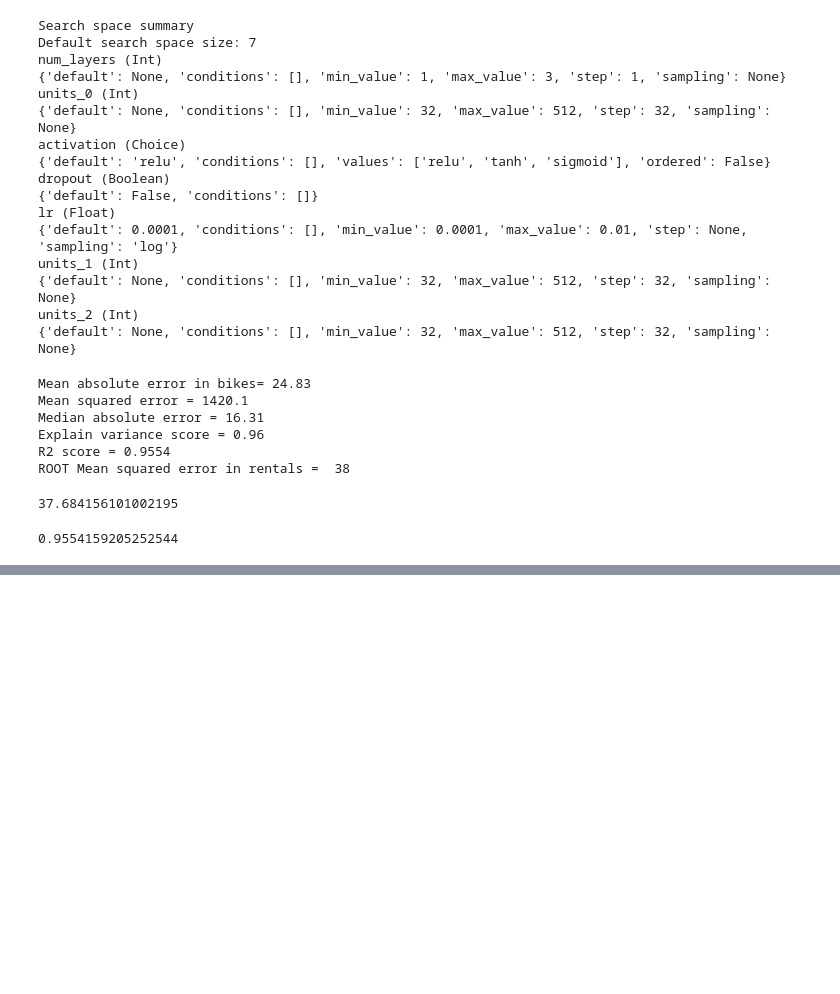
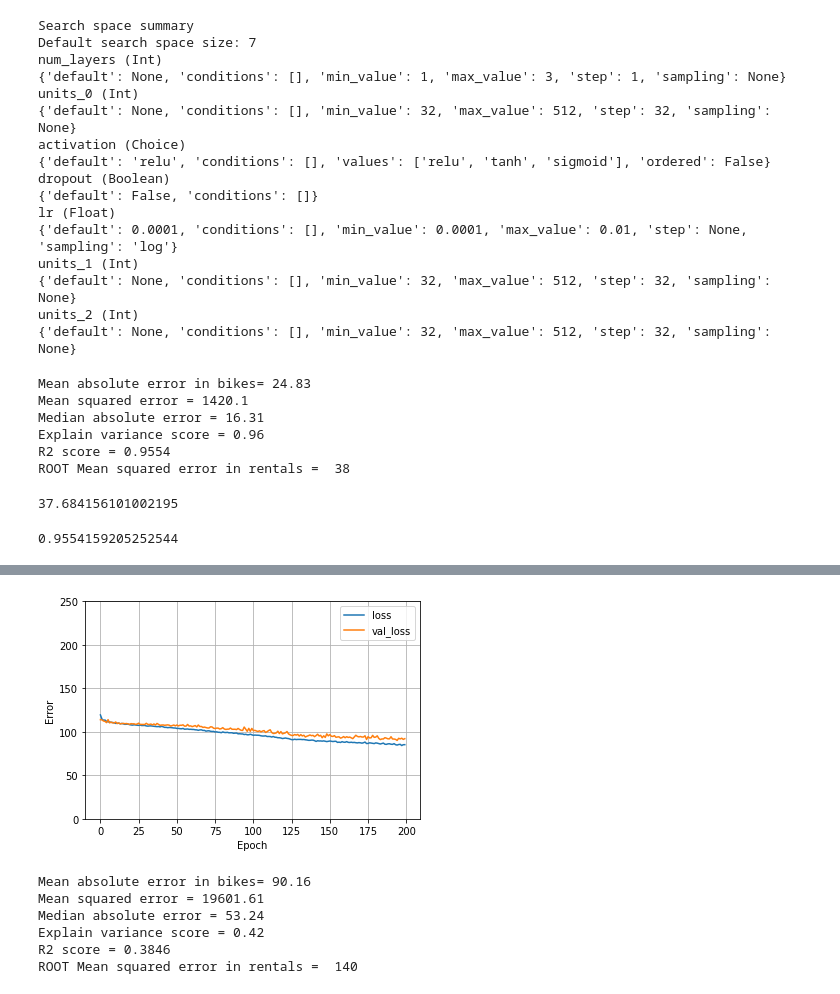
Before and after one commit to carlosdgerez/machine_learning, a Jupyter notebook: module4/sixtAproach.ipynb, the cells around one changed output, grey strips where cells are left out. Cells and saved outputs as stored; diff of their text form; code cells hidden in the pictures; blank space fills up the shorter version.

```diff
--- a/module4/sixtAproach.ipynb
+++ b/module4/sixtAproach.ipynb
@@ -997,10 +1008,29 @@ r2= r2_score(test_labels, predictions)
 r2
 # %% [output]
 0.9554159205252544
+# %%
+
+linear_model2 = tf.keras.Sequential([
+    normalizer,
+    layers.Dense(units=480, activation='relu', input_shape=(38,)),
+    layers.Dropout(0.2),
+    layers.Dense(units=288, activation= 'relu'),
+    #layers.Dense(units=72, activation='relu'),
+    #layers.Dense(units=14, activation='relu'),
+    #layers.Dense(units=14, activation='relu'),
+    #layers.Dense(units=14, activation='relu'),
+    layers.Dense(1)
+
+])
+# %%
+
+linear_model2.compile(
+    optimizer=tf.keras.optimizers.Adam(learning_rate=0.00389641),
+    loss='mean_absolute_error')
 # %%
 
-history = linear_model.fit(
-    train_features,
+history = linear_model2.fit(
+    train_features_scaled,
     train_labels,
     epochs=200,
     # allow logging.
@@ -1028,0 +1069,43 @@ KeyboardInterrupt: ignored
+# %%
+def plot_loss(history):
+  plt.plot(history.history['loss'], label='loss')
+  plt.plot(history.history['val_loss'], label='val_loss')
+  plt.ylim([0, 250])
+  plt.xlabel('Epoch')
+  plt.ylabel('Error')
+  plt.legend()
+  plt.grid(True)
+# %%
+plot_loss(history)
+# %% [output]
+[figure, added]
+# %%
+# calculate the r square of the results
+
+from sklearn import metrics as sm
+
+predictions = linear_model2.predict(test_features_scaled)
+
+
+
+
+# This is how to generate a regresion report ( for regresion )
+print("Mean absolute error in bikes=", round(
+    sm.mean_absolute_error(test_labels, predictions), 2))
+print("Mean squared error =", round(
+    sm.mean_squared_error(test_labels, predictions), 2))
+print("Median absolute error =", round(
+    sm.median_absolute_error(test_labels, predictions), 2))
+print("Explain variance score =", round(
+    sm.explained_variance_score(test_labels, predictions), 2))
+print("R2 score =", round( sm.r2_score(test_labels, predictions),4))
+print( "ROOT Mean squared error in rentals = ",
+    round(sm.mean_squared_error(test_labels, predictions, squared=False
+)))
+# %% [output]
+Mean absolute error in bikes= 90.16
+Mean squared error = 19601.61
+Median absolute error = 53.24
+Explain variance score = 0.42
+R2 score = 0.3846
+ROOT Mean squared error in rentals =  140
```
Also changed, not shown: parts of 6 cells of this notebook.
